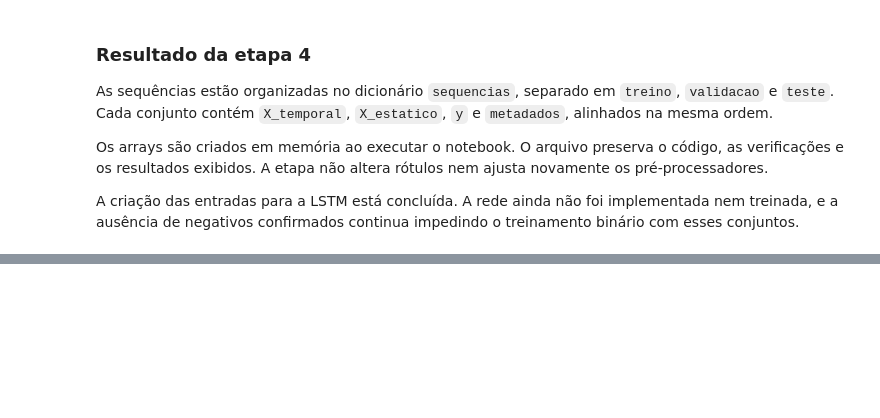
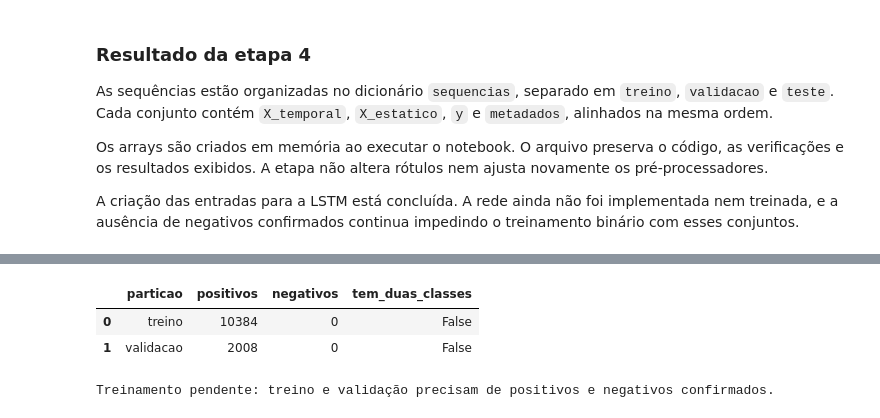
Before and after one commit to joaocardosodias/Lumem, a Jupyter notebook: models/modelo-rnn-1/01-criacao-tabela-mestra.ipynb, the cells around one changed output, grey strips where cells are left out. Saved outputs shown, nothing was run; the diff lists cells and outputs as text; code cells hidden in the pictures; blank space fills up the shorter version.

```diff
--- a/models/modelo-rnn-1/01-criacao-tabela-mestra.ipynb
+++ b/models/modelo-rnn-1/01-criacao-tabela-mestra.ipynb
@@ -5252,0 +5347,48 @@ A criação das entradas para a LSTM está concluída. A rede ainda não foi imp
+# %%
+conferencia_classes_treinamento = []
+for particao in ["treino", "validacao"]:
+    conjunto = sequencias[particao]
+    y_conjunto = conjunto["y"]
+    quantidade = len(y_conjunto)
+    assert conjunto["X_temporal"].shape == (quantidade, DIAS_HISTORICO, n_features_temporais)
+    assert conjunto["X_estatico"].shape == (quantidade, n_features_estaticas)
+    assert y_conjunto.shape == (quantidade, 1)
+    for campo in ["X_temporal", "X_estatico", "y"]:
+        assert conjunto[campo].dtype == np.float32
+        assert np.isfinite(conjunto[campo]).all()
+    assert np.isin(y_conjunto, [0, 1]).all()
+
+    conferencia_classes_treinamento.append({
+        "particao": particao,
+        "positivos": int((y_conjunto == 1).sum()),
+        "negativos": int((y_conjunto == 0).sum()),
+        "tem_duas_classes": set(np.unique(y_conjunto)) == {0, 1},
+    })
+conferencia_classes_treinamento = pd.DataFrame(conferencia_classes_treinamento)
+pode_treinar = bool(conferencia_classes_treinamento["tem_duas_classes"].all())
+display(conferencia_classes_treinamento)
+
+carregadores = {}
+if pode_treinar:
+    for particao in ["treino", "validacao"]:
+        conjunto = sequencias[particao]
+        dataset = TensorDataset(
+            torch.from_numpy(conjunto["X_temporal"]),
+            torch.from_numpy(conjunto["X_estatico"]),
+            torch.from_numpy(conjunto["y"]),
+        )
+        carregadores[particao] = DataLoader(
+            dataset,
+            batch_size=BATCH_SIZE,
+            shuffle=(particao == "treino"),
+            drop_last=False,
+            num_workers=0,
+            generator=torch.Generator().manual_seed(SEMENTE),
+        )
+else:
+    print("Treinamento pendente: treino e validação precisam de positivos e negativos confirmados.")
+# %% [output]
+|  | particao | positivos | negativos | tem_duas_classes |
+| 0 | treino | 10384 | 0 | False |
+| 1 | validacao | 2008 | 0 | False |
+Treinamento pendente: treino e validação precisam de positivos e negativos confirmados.
```
Also changed, not shown: parts of 8 cells of this notebook.
